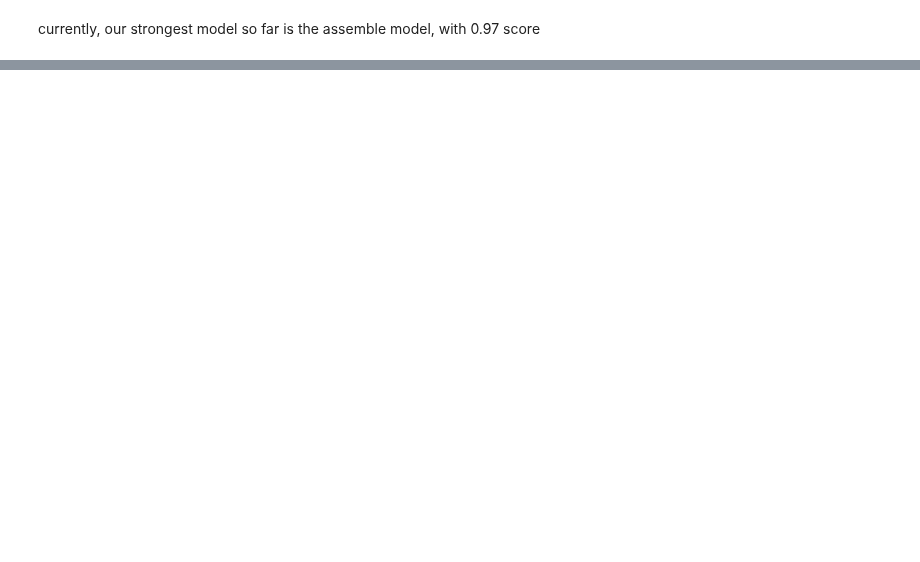
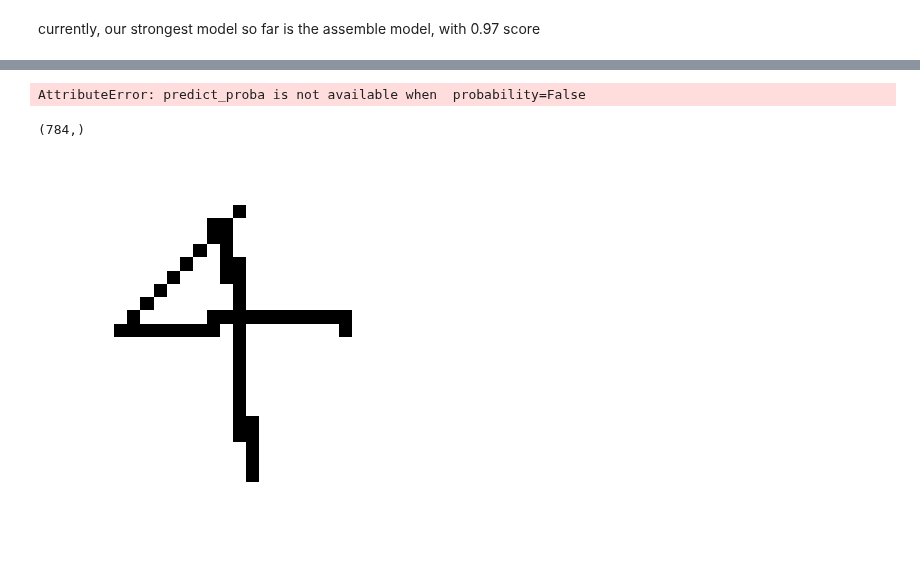
Before and after one commit to nonameR9077/MLproject_2023-2, a Jupyter notebook: dataset/MNIST_image_transform/npzLabelFix.ipynb, the cells around one changed output, grey strips where cells are left out. Drawn from its saved outputs; the diff is of its cells as text; code cells hidden in the pictures; blank space fills up the shorter version.

```diff
--- a/dataset/MNIST_image_transform/npzLabelFix.ipynb
+++ b/dataset/MNIST_image_transform/npzLabelFix.ipynb
@@ -56,0 +234,27 @@ currently, our strongest model so far is the assemble model, with 0.97 score
+# %%
+curr = np.reshape(X_train_our[10], (1,-1))
+
+predict_mnist = voting_clf.predict(curr)
+predict_ours = voting_clf_ours.predict(curr)
+
+print(predict_mnist, predict_ours)
+
+# score_mnist = voting_clf.predict_proba(curr)
+# score_ours = voting_clf_ours.predict_proba(curr)
+# %% [output]
+AttributeError: predict_proba is not available when  probability=False
+# %%
+import matplotlib.pyplot as plt
+
+def plot_digit(image_data, axis=False):
+    image = image_data.reshape(28, 28)
+    plt.imshow(image, cmap="binary")
+
+    if not axis:
+        plt.axis("off")
+# %%
+plot_digit(curr)
+np.shape(curr)
+# %% [output]
+(784,)
+[figure, added]
```
Also changed, not shown: parts of 18 cells of this notebook.
